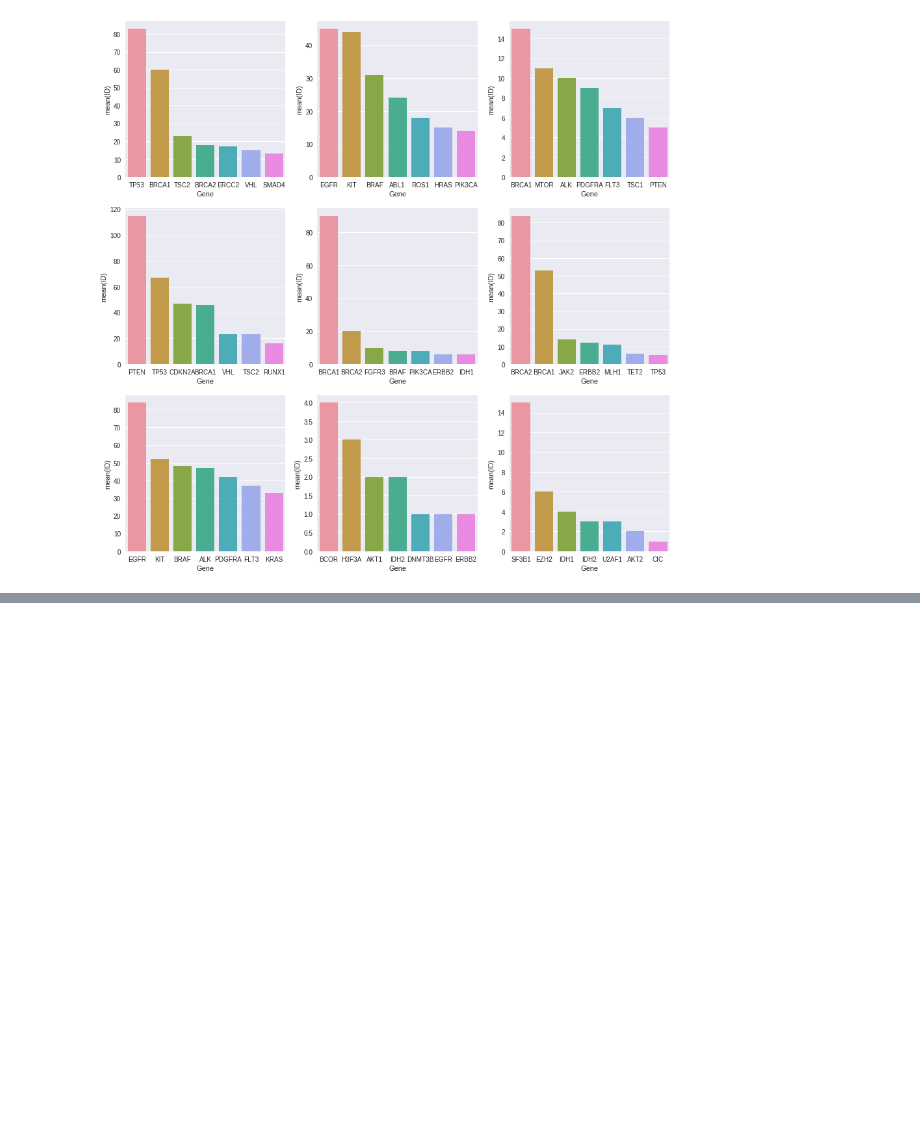
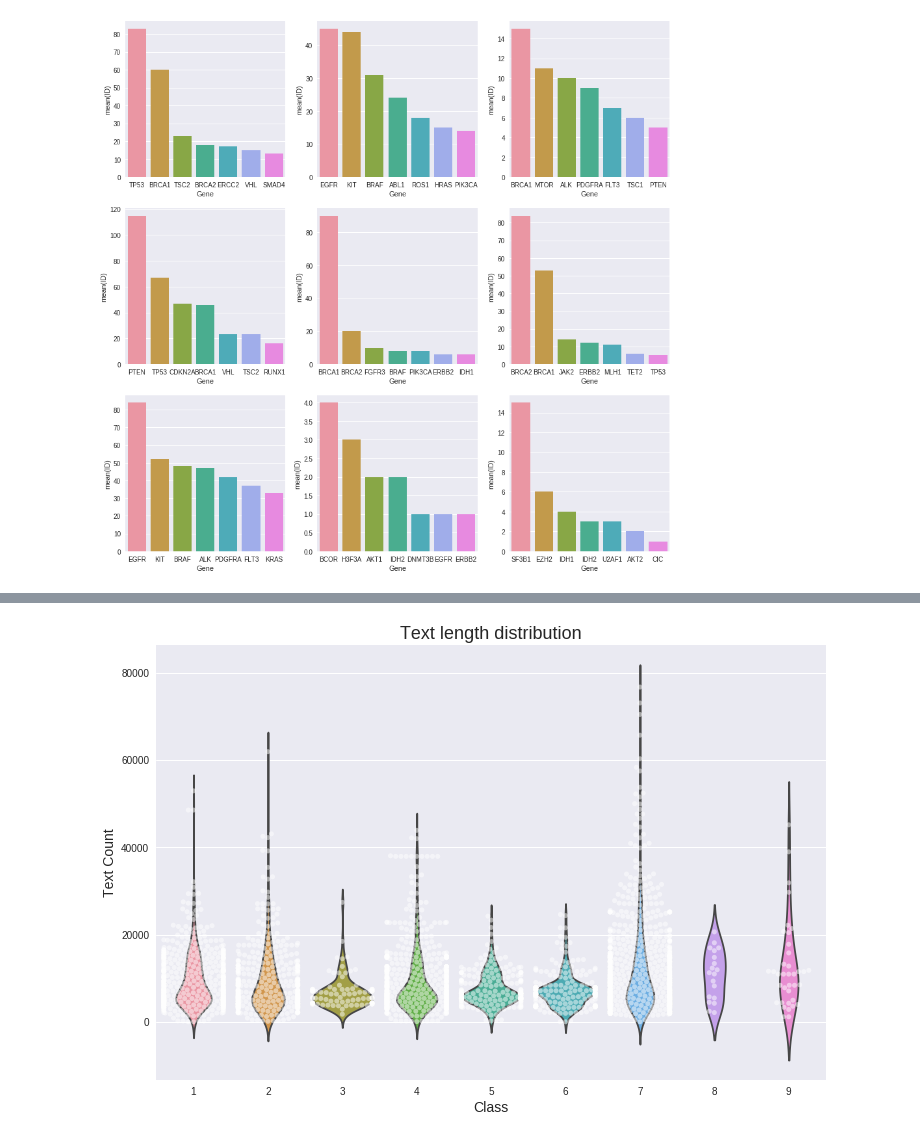
Before and after one commit to AI-Junction/Personalized-Medicine, a Jupyter notebook: PersonalizedMedRedCancerTreatVer2.ipynb, the cells around one changed output, grey strips where cells are left out. Drawn from its saved outputs; the diff is of its cells as text; code cells hidden in the pictures; blank space fills up the shorter version.

```diff
--- a/PersonalizedMedRedCancerTreatVer2.ipynb
+++ b/PersonalizedMedRedCancerTreatVer2.ipynb
@@ -260,3 +260,6 @@ for i in range(3):
         sns.barplot(x="Gene", y="ID", data=sorted_gene_group_top_7, ax=axs[i][j])
 # %% [output]
 [figure]
+# %%
+train_text_df.loc[:, 'Text_count']  = train_text_df["Text"].apply(lambda x: len(str(x).split()))
+train_text_df.head()
@@ -262,0 +273,20 @@ for i in range(3):
+# %%
+train_full = train_variants_df.merge(train_text_df, how="inner", left_on="ID", right_on="ID")
+train_full[train_full["Class"]==1].head()
+
+count_grp = train_full.groupby('Class')["Text_count"]
+count_grp.describe()
+
+train_full[train_full["Text_count"]==1.0]
+train_full[train_full["Text_count"]<500.0]
+
+plt.figure(figsize=(12,8))
+gene_count_grp = train_full.groupby('Gene')["Text_count"].sum().reset_index()
+sns.violinplot(x="Class", y="Text_count", data=train_full, inner=None)
+sns.swarmplot(x="Class", y="Text_count", data=train_full, color="w", alpha=.5);
+plt.ylabel('Text Count', fontsize=14)
+plt.xlabel('Class', fontsize=14)
+plt.title("Text length distribution", fontsize=18)
+plt.show()
+# %% [output]
+[figure, added]
```
Also changed, not shown: parts of 7 cells of this notebook.
